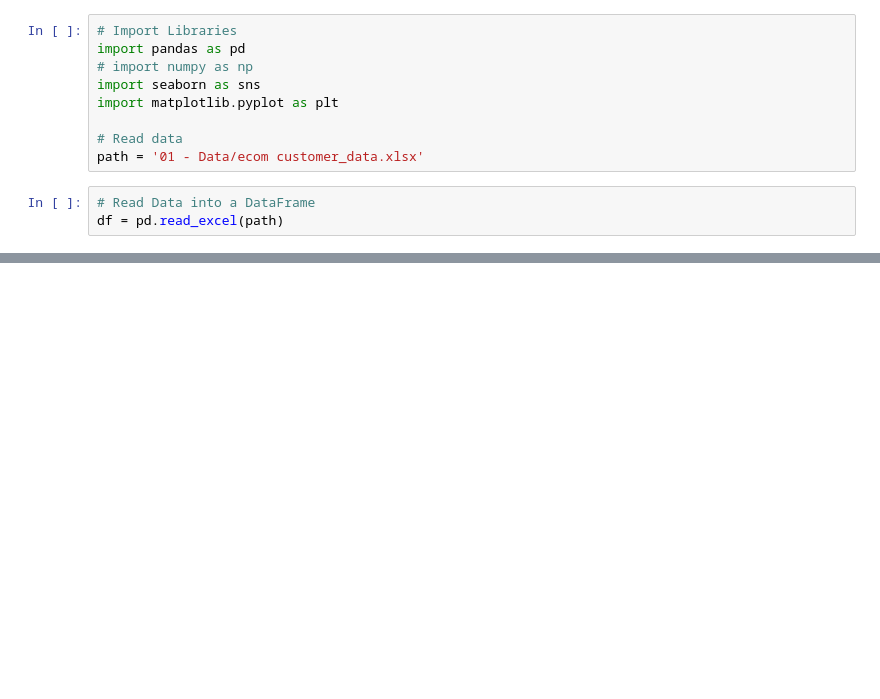
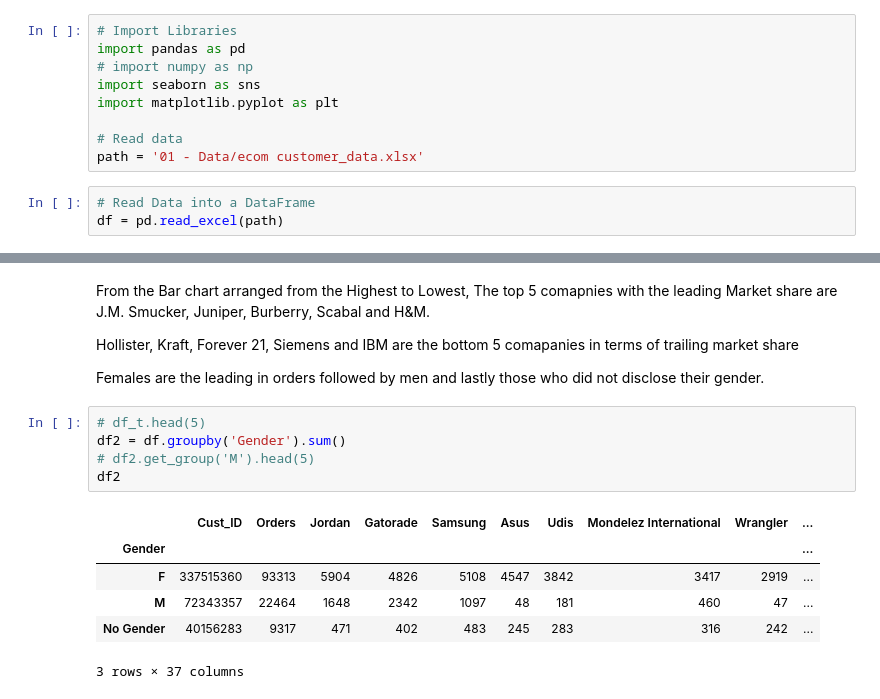
Before and after one commit to AllanMogley/12-Zidio-Projects, a Jupyter notebook: 01 - Projects/01 - Customer Segmentation/cleaner.ipynb, the cells around one changed output, grey strips where cells are left out. Drawn from its saved outputs; the diff is of its cells as text; blank space fills up the shorter version.

```diff
--- a/01 - Projects/01 - Customer Segmentation/cleaner.ipynb
+++ b/01 - Projects/01 - Customer Segmentation/cleaner.ipynb
@@ -55,0 +61,18 @@ df_t[1:6].plot.bar()
+# %% [markdown]
+From the Bar chart arranged from the Highest to Lowest, The top 5 comapnies with the leading Market share are J.M. Smucker, Juniper, Burberry, Scabal and H&M.
+
+Hollister, Kraft, Forever 21, Siemens and IBM are the bottom 5 comapanies in terms of trailing market share
+
+Females are the leading in orders followed by men and lastly those who did not disclose their gender.
+# %%
+# df_t.head(5)
+df2 = df.groupby('Gender').sum()
+# df2.get_group('M').head(5)
+df2
+# %% [output]
+|  | Cust_ID | Orders | Jordan | Gatorade | Samsung | Asus | Udis | Mondelez International | Wrangler | ... |
+| Gender |  |  |  |  |  |  |  |  |  | ... |
+| F | 337515360 | 93313 | 5904 | 4826 | 5108 | 4547 | 3842 | 3417 | 2919 | ... |
+| M | 72343357 | 22464 | 1648 | 2342 | 1097 | 48 | 181 | 460 | 47 | ... |
+| No Gender | 40156283 | 9317 | 471 | 402 | 483 | 245 | 283 | 316 | 242 | ... |
+3 rows × 37 columns
```
Also changed, not shown: parts of 2 cells of this notebook.
